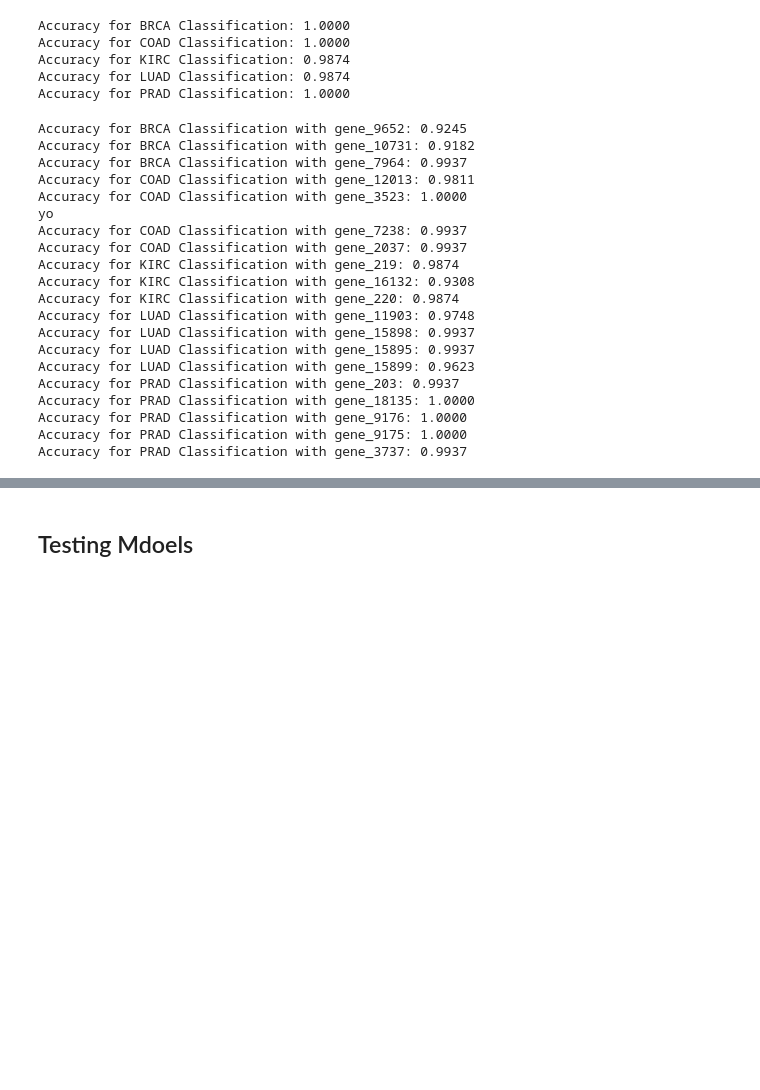
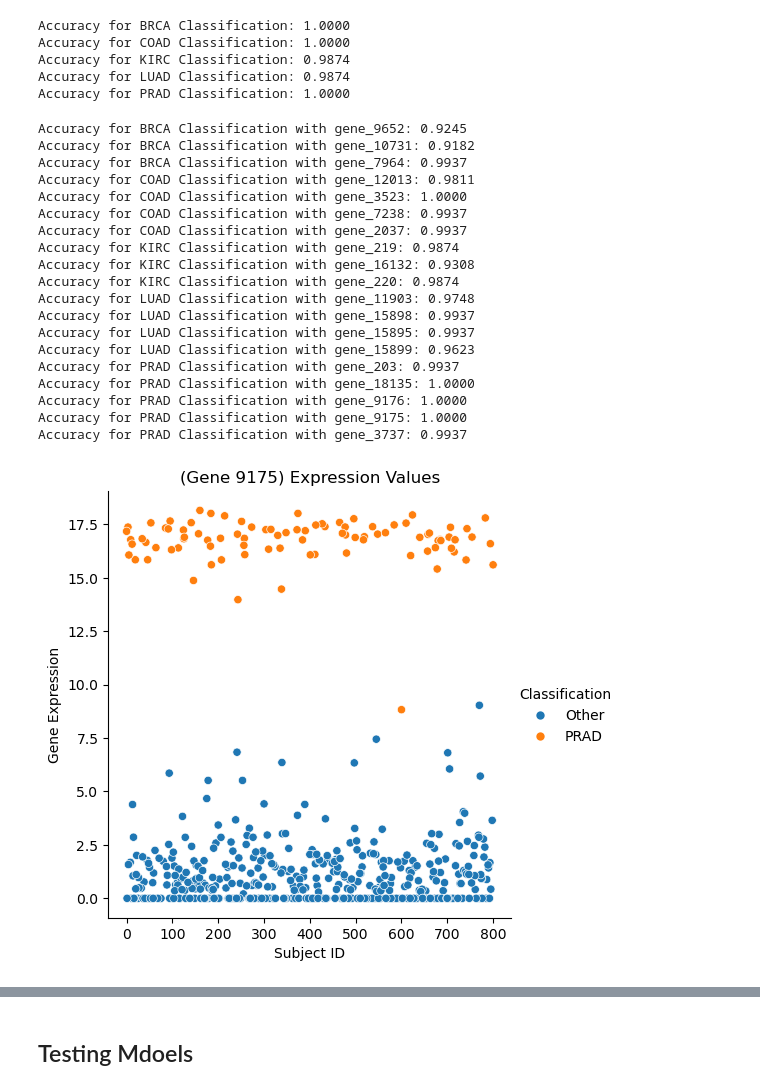
Before and after one commit to JackHanke/DSProject, a Jupyter notebook: main.ipynb, the cells around one changed output, grey strips where cells are left out. Cells and saved outputs as stored; diff of their text form; code cells hidden in the pictures; blank space fills up the shorter version.

Commit message:
distribution plots

```diff
--- a/main.ipynb
+++ b/main.ipynb
@@ -817,16 +890,15 @@ for class_label, gene_list in genes_to_test.items():
         print(f"Accuracy for {class_label} Classification with {gene}: {accuracy:.4f}")
 
 
-        if gene == 'gene_3523':
-            rf_gene
-            tree.export_graphviz(clf, out_file='tree.dot')
+        #if gene == 'gene_3523':
+         #   rf_gene
+         #   tree.export_graphviz(clf, out_file='tree.dot')
 # %% [output]
 Accuracy for BRCA Classification with gene_9652: 0.9245
 Accuracy for BRCA Classification with gene_10731: 0.9182
 Accuracy for BRCA Classification with gene_7964: 0.9937
 Accuracy for COAD Classification with gene_12013: 0.9811
 Accuracy for COAD Classification with gene_3523: 1.0000
-yo
 Accuracy for COAD Classification with gene_7238: 0.9937
 Accuracy for COAD Classification with gene_2037: 0.9937
 Accuracy for KIRC Classification with gene_219: 0.9874
@@ -841,3 +913,19 @@ Accuracy for PRAD Classification with gene_18135: 1.0000
 Accuracy for PRAD Classification with gene_9176: 1.0000
 Accuracy for PRAD Classification with gene_9175: 1.0000
 Accuracy for PRAD Classification with gene_3737: 0.9937
+# %%
+raw_data = RawData()
+X_train, y_train, X_val, y_val, X_test, y_test = raw_data.get_data()
+# %%
+import seaborn as sns
+y = y_train.join(X_train['gene_9175'])
+y.loc[y['Class'] == 'PRAD', 'Classification'] = 'PRAD'
+y.loc[y['Class'] != 'PRAD', 'Classification'] = 'Other'
+y['uh'] = y.index
+sns.relplot(data=y, x='uh', y='gene_9175', hue='Classification')
+plt.title(f'(Gene 9175) Expression Values')
+plt.xlabel(f'Subject ID')
+plt.ylabel(f'Gene Expression')
+plt.show()
+# %% [output]
+[figure, added]
```
Also changed, not shown: parts of 13 cells of this notebook.
